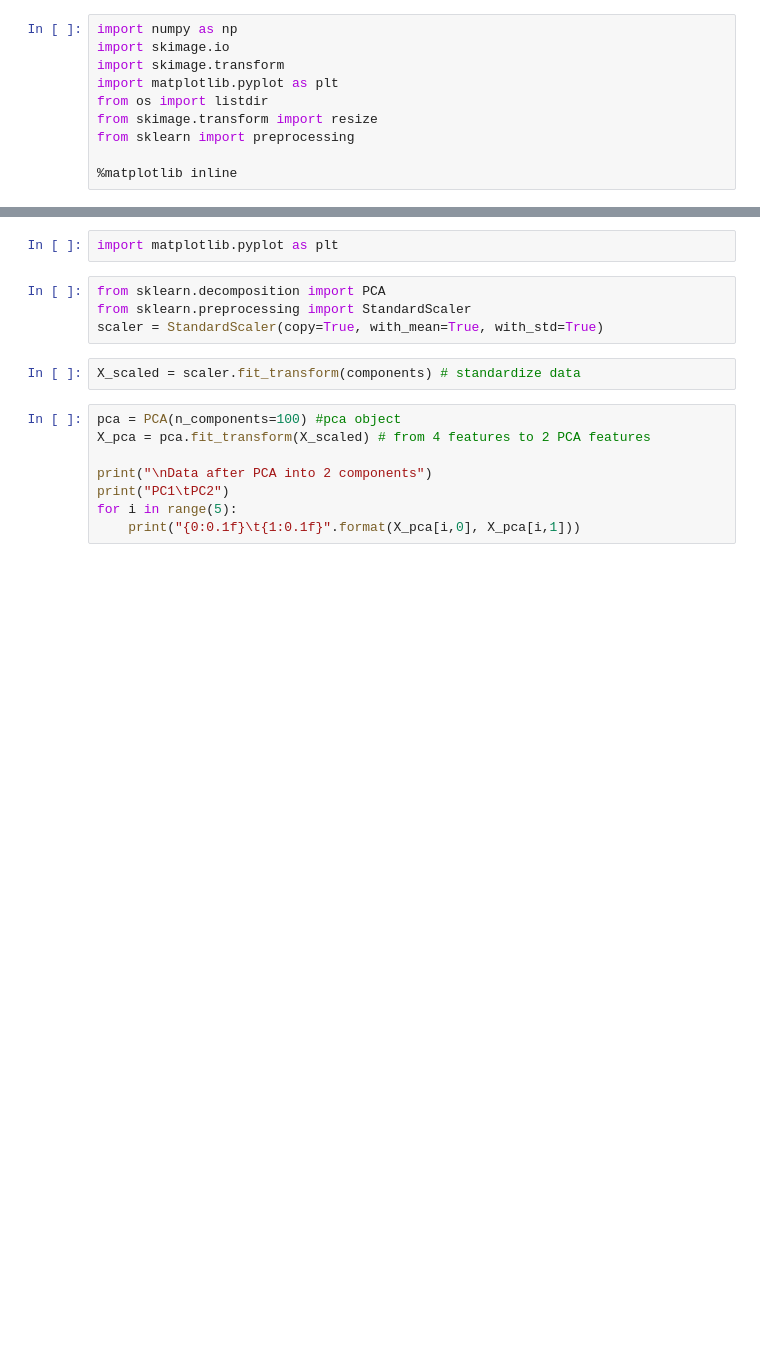
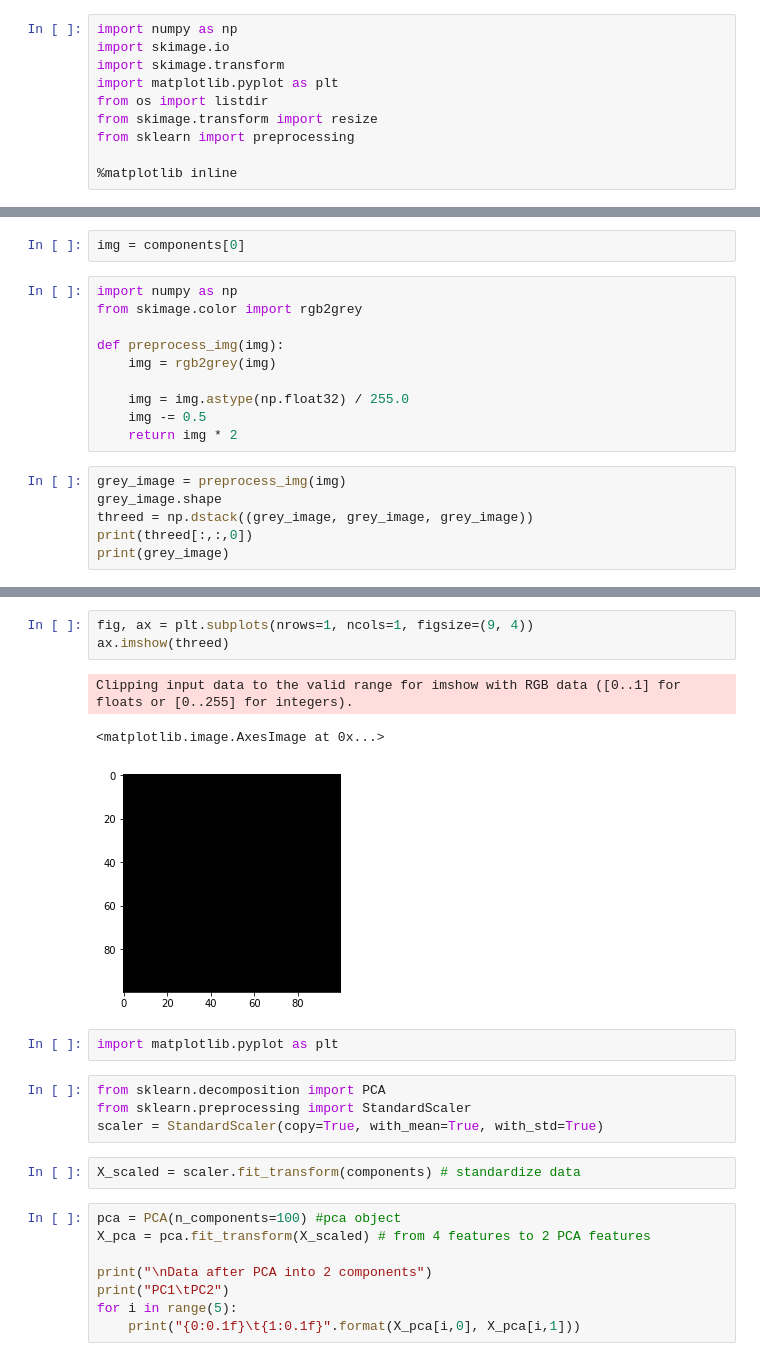
Before and after one commit to Milliemonster/Capstone2, a Jupyter notebook: src/Capstone_2_EDA_PCA.ipynb, the cells around one changed output, grey strips where cells are left out. Saved outputs shown, nothing was run; the diff lists cells and outputs as text; blank space fills up the shorter version.

```diff
--- a/src/Capstone_2_EDA_PCA.ipynb
+++ b/src/Capstone_2_EDA_PCA.ipynb
@@ -82,0 +63,18 @@ y
+# %%
+img = components[0]
+# %%
+import numpy as np
+from skimage.color import rgb2grey
+
+def preprocess_img(img):
+    img = rgb2grey(img)
+
+    img = img.astype(np.float32) / 255.0
+    img -= 0.5
+    return img * 2
+# %%
+grey_image = preprocess_img(img)
+grey_image.shape
+threed = np.dstack((grey_image, grey_image, grey_image))
+print(threed[:,:,0])
+print(grey_image)
@@ -83,3 +99,10 @@ y
+# %%
+fig, ax = plt.subplots(nrows=1, ncols=1, figsize=(9, 4))
+ax.imshow(threed)
+# %% [output]
+Clipping input data to the valid range for imshow with RGB data ([0..1] for floats or [0..255] for integers).
+<matplotlib.image.AxesImage at 0x...>
+[figure, added]
 # %%
 import matplotlib.pyplot as plt
 # %%
```
Also changed, not shown: parts of 5 cells of this notebook, 13 other files.
